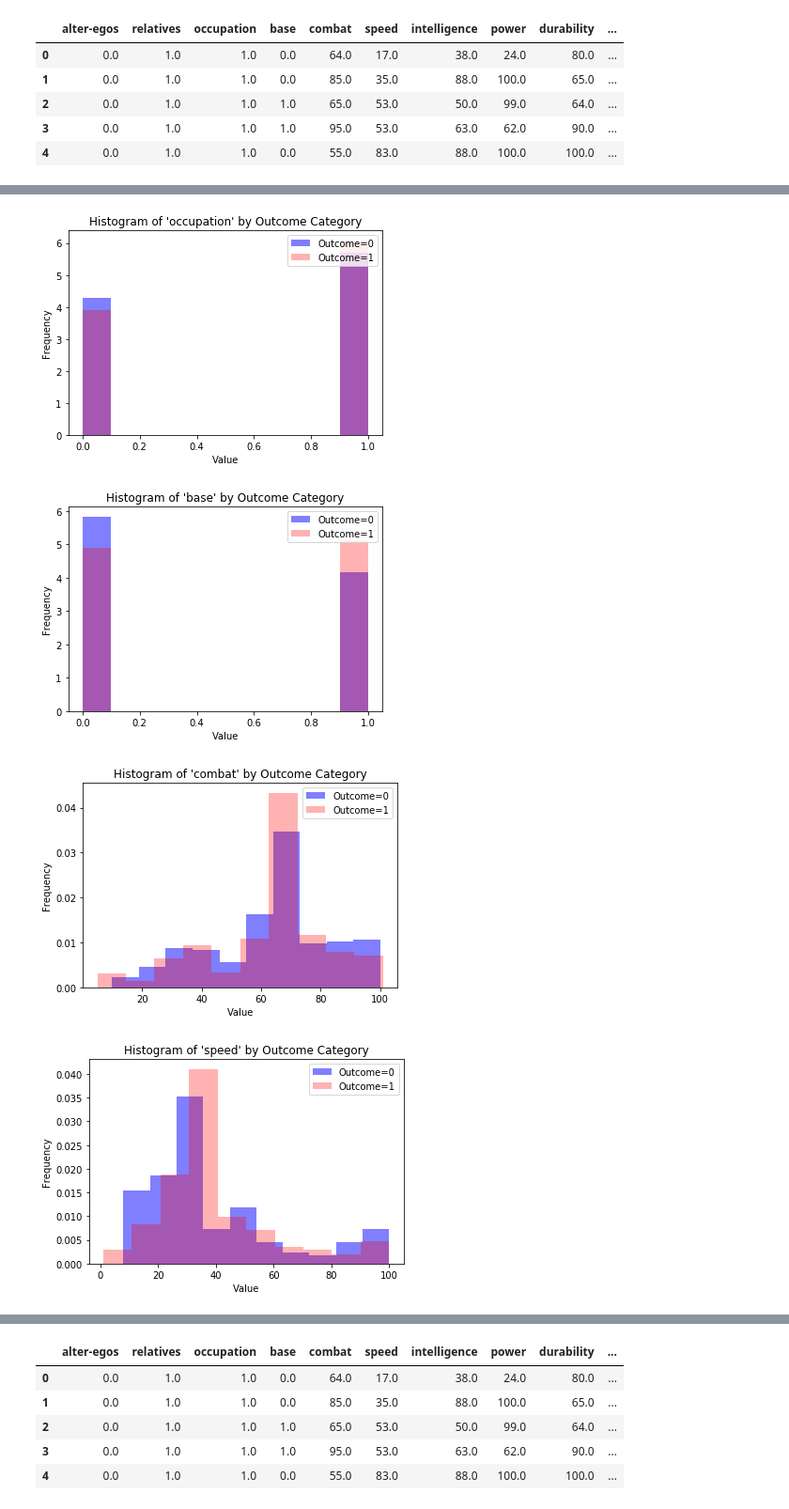
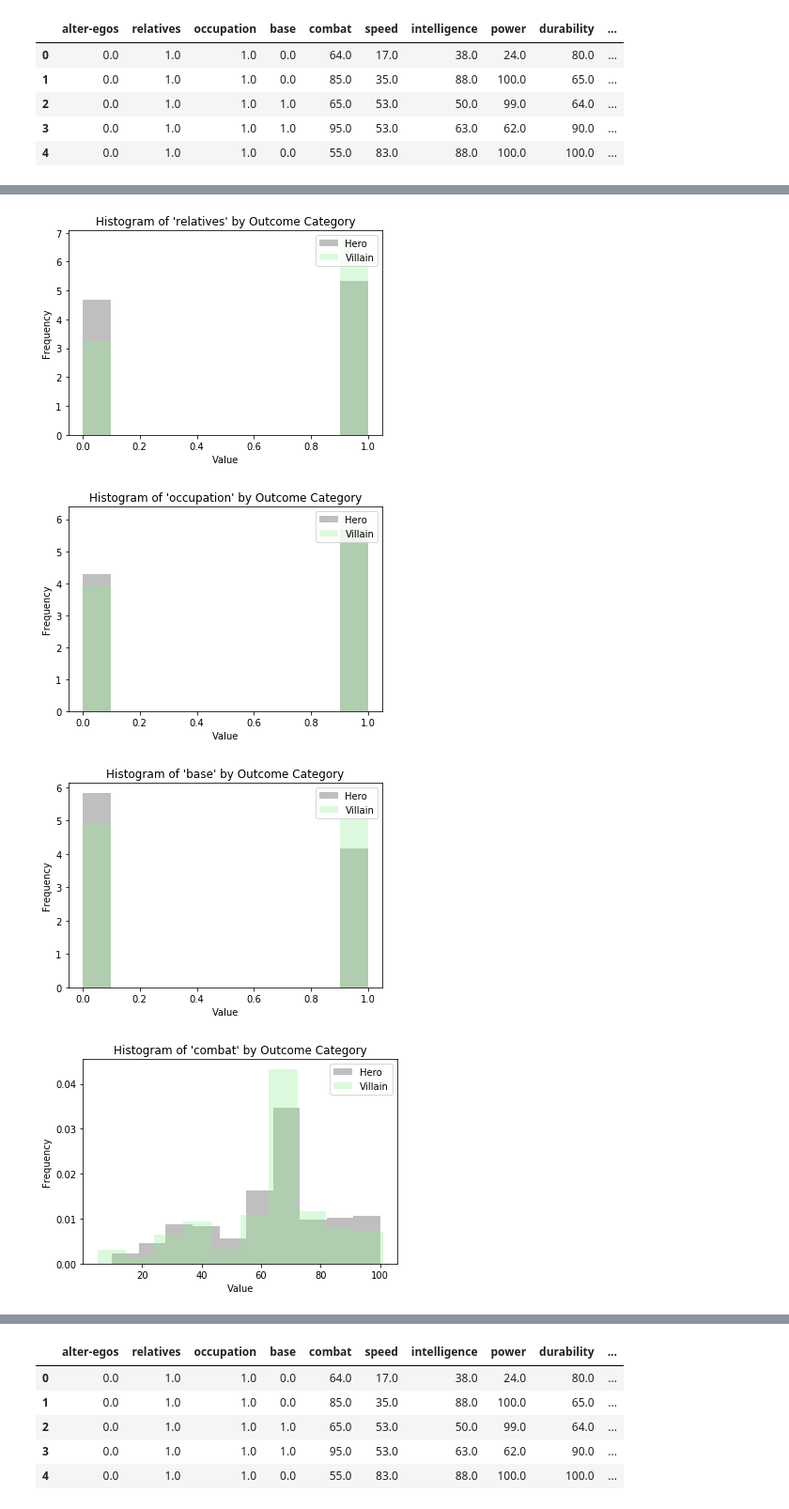
Before and after one commit to eddiecp426/Character-Classification, a Jupyter notebook: char_clean.ipynb, the cells around one changed output, grey strips where cells are left out. Shown at 94% size. Saved outputs shown, nothing was run; the diff lists cells and outputs as text; code cells hidden in the pictures.

```diff
--- a/char_clean.ipynb
+++ b/char_clean.ipynb
@@ -515,7 +520,8 @@ dfi.head()
 | 3 | Abomination | Marvel Comics |
 | 4 | Abraxas | Marvel Comics |
 # %%
-X = X.drop(['name', 'publisher'], axis = 1)
+#Seperating the features from the outcome
+X = X.drop(['y'], axis = 1)
 X.head()
 # %% [output]
 |  | alter-egos | relatives | occupation | base | combat | speed | intelligence | power | durability | ... |
@@ -700,3 +690,6 @@ X.head()
 | 2 | 0.0 | 1.0 | 1.0 | 1.0 | 65.0 | 53.0 | 50.0 | 99.0 | 64.0 | ... |
 | 3 | 0.0 | 1.0 | 1.0 | 1.0 | 95.0 | 53.0 | 63.0 | 62.0 | 90.0 | ... |
 | 4 | 0.0 | 1.0 | 1.0 | 0.0 | 55.0 | 83.0 | 88.0 | 100.0 | 100.0 | ... |
+# %%
+X = X.drop('y', axis = 1)
+X.head()
@@ -718,6 +718,9 @@ X.head()
 | 2 | 0.0 | 1.0 | 1.0 | 1.0 | 65.0 | 53.0 | 50.0 | 99.0 | 64.0 | ... |
 | 3 | 0.0 | 1.0 | 1.0 | 1.0 | 95.0 | 53.0 | 63.0 | 62.0 | 90.0 | ... |
 | 4 | 0.0 | 1.0 | 1.0 | 0.0 | 55.0 | 83.0 | 88.0 | 100.0 | 100.0 | ... |
+# %%
+X = X.drop('y')
+X.head()
 # %%
 #Histogram function
 
@@ -754,8 +759,8 @@ plot_histogram(X_real['overall'])
 # %%
 # Plot histograms to show distribution of features by outcome categories
 def plot_histogram_dv(x,y):
-    plt.hist(list(x[y==0]), color = 'blue', label='Outcome=0', alpha= 0.5, stacked = True, density = True)
-    plt.hist(list(x[y==1]), color = 'red', label ='Outcome=1', alpha= 0.3, stacked = True, density = True)
+    plt.hist(list(x[y==0]), color = 'gray', label='Hero', alpha= 0.5, stacked = True, density = True)
+    plt.hist(list(x[y==1]), color = 'lightgreen', label ='Villain', alpha= 0.3, stacked = True, density = True)
     plt.title("Histogram of '{var_name}' by Outcome Category".format(var_name=x.name))
     plt.xlabel("Value")
     plt.ylabel("Frequency")
@@ -764,4 +779,5 @@ def plot_histogram_dv(x,y):
 # %%
+plot_histogram_dv(X['alter-egos'], y)
 plot_histogram_dv(X['relatives'], y)
 plot_histogram_dv(X['occupation'], y)
 plot_histogram_dv(X['base'], y)
@@ -778,4 +794,4 @@ plot_histogram_dv(X_real['overall'], y)
-[figure, old version]
+[figure, new version]
-[figure, old version]
+[figure, new version]
-[figure, old version]
+[figure, new version]
-[figure, old version]
+[figure, new version]
```
Also changed, not shown: parts of 55 cells of this notebook, 2 other files.
